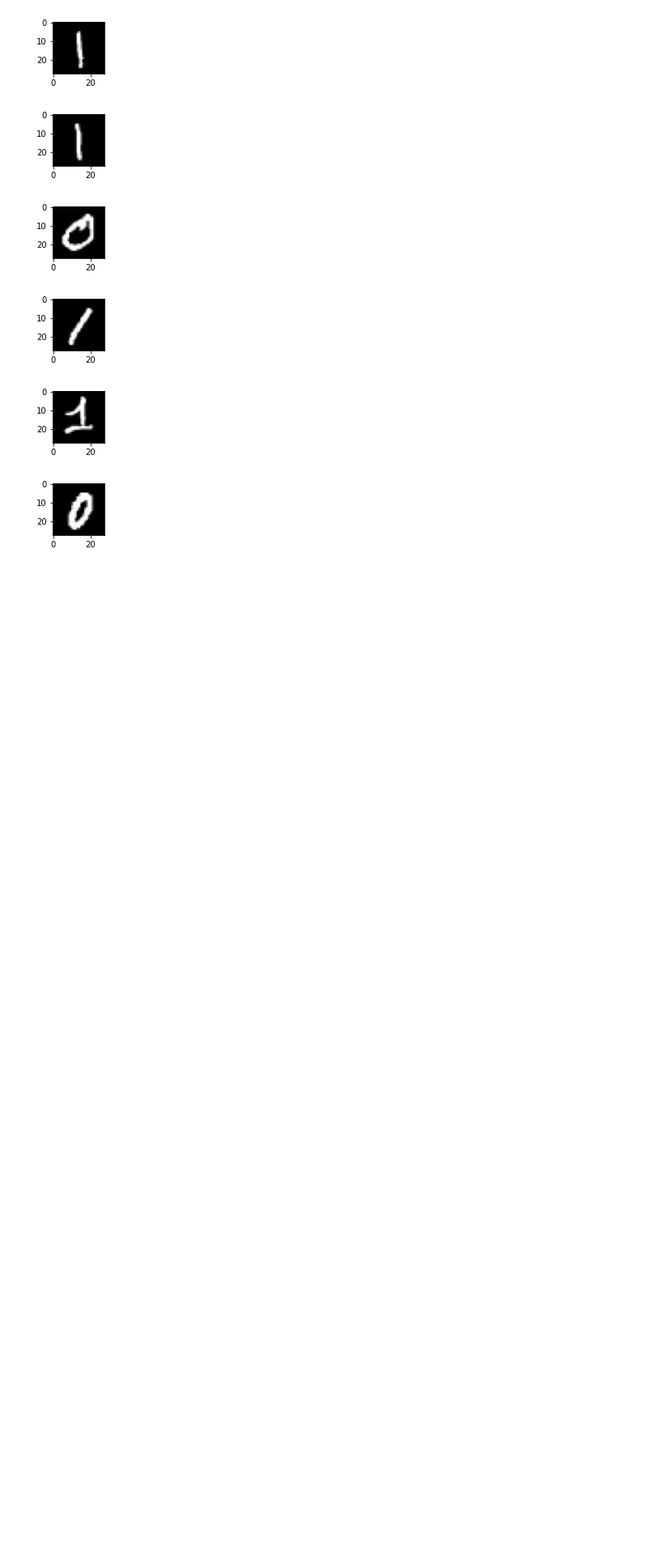
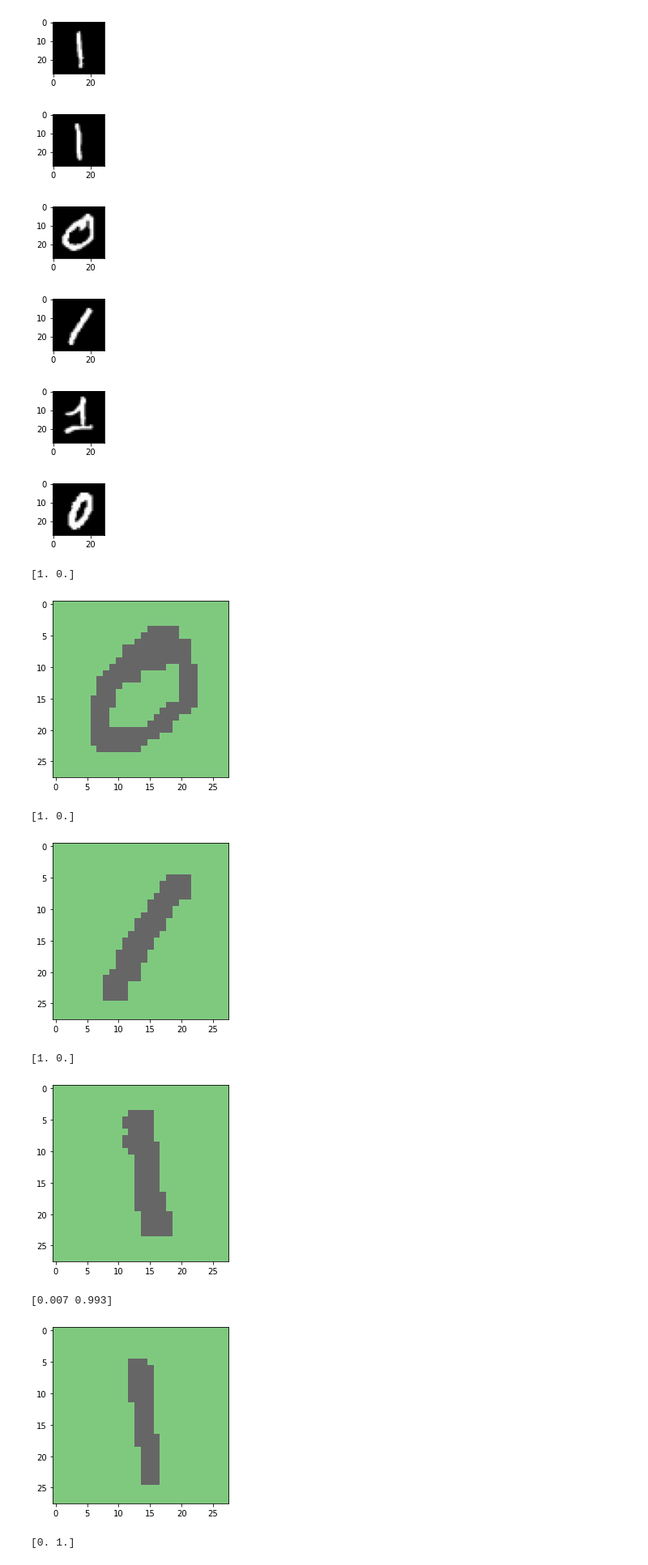
Before and after one commit to manyasha-n-m/rokz, a Jupyter notebook: rokz_labs/lab1.ipynb, the cells around one changed output. Shown at 81% size. Drawn from its saved outputs; the diff is of its cells as text; code cells hidden in the pictures; blank space fills up the shorter version.

```diff
--- a/rokz_labs/lab1.ipynb
+++ b/rokz_labs/lab1.ipynb
@@ -38,3 +39,5 @@ for i in range(9):
 [figure]
 [figure]
 [figure]
+# %%
+X_new = np.where(X!=0, 1, X) #
@@ -40,0 +88,18 @@ for i in range(9):
+# %%
+E2 = EMalg(np.asarray(X_new), 2)
+E2.alg()
+# %%
+for i, k in enumerate(E2.pkx[:40]):
+    print(np.round(k,3))
+    plt.imshow(Y[i], cmap=plt.get_cmap('Accent'))
+    plt.show()
+# %% [output]
+[1. 0.]
+[figure, added]
+[1. 0.]
+[figure, added]
+[1. 0.]
+[figure, added]
+[0.007 0.993]
+[figure, added]
+[0. 1.]
```
Also changed, not shown: parts of 4 cells of this notebook.
